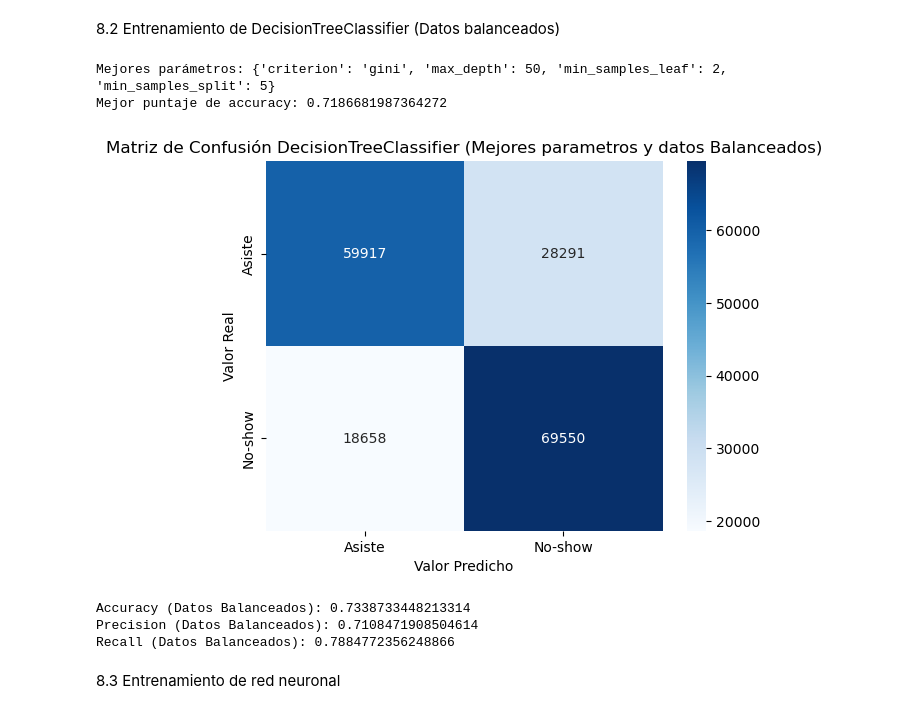
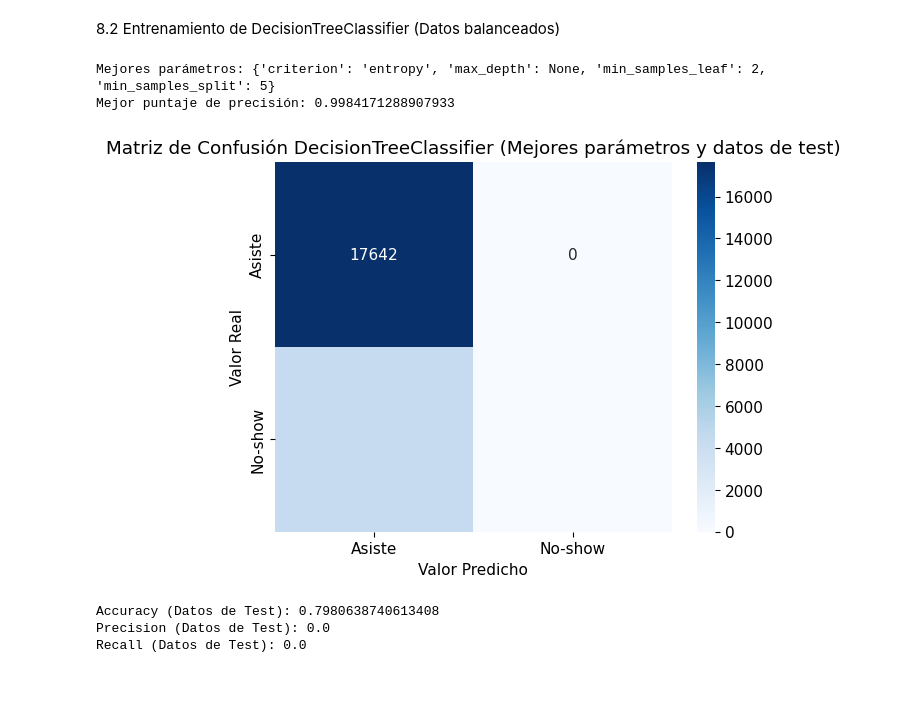
Before and after one commit to SValduezaL/TFM-Master-IA-INESDI, a Jupyter notebook: BBDD Kaagle/predicción_ inasistencia_v2.ipynb, the cells around one changed output. Drawn from its saved outputs; the diff is of its cells as text; code cells hidden in the pictures; blank space fills up the shorter version.

```diff
--- a/BBDD Kaagle/predicción_ inasistencia_v2.ipynb
+++ b/BBDD Kaagle/predicción_ inasistencia_v2.ipynb
@@ -224,9 +291,0 @@ y_test = test_df['No-show']
-# %%
-# Unir el DataFrame de test con los porcentajes de 'No-show' basados en 'PatientId', y las columnas 'Cumulative No-show Probability', 'Cumulative Appointments' y Cumulative No-shows
-X_test = X_test.merge(train_df[['PatientId', 'Cumulative No-show Probability', 'Cumulative Appointments', 'Cumulative No-shows']].drop_duplicates(), on='PatientId', how='left')
-
-# En el caso de los pacientes que no tienen citas previas, se asigna la probabilidad de inasistencia promedio
-X_test['Cumulative No-show Probability'].fillna(y_train.mean(), inplace=True)
-
-# Se observan los cambios
-X_test.head(10)
@@ -308,15 +473,15 @@ rus = RandomUnderSampler(sampling_strategy='auto', random_state=42)
 pipeline = Pipeline([('smote', smote), ('rus', rus)])
 
 # Se aplica el pipeline a los datos
-X_balanced, y_balanced = pipeline.fit_resample(X_train, y_train)
+X_balanced_scaled, y_balanced_scaled = pipeline.fit_resample(X_train_scaled, y_train)
 
 # Distribución del dataset posterior a la aplicación de SMOTE
-class_counts = y_balanced.value_counts()
+class_counts = y_balanced_scaled.value_counts()
 class_counts.plot(kind='bar', rot=0)
 plt.xlabel('No-show')
 plt.ylabel('Numero de pacientes')
-plt.title('Distribución de No-show en el dataset')
+plt.title('Distribución de No-show en el dataset de entrenamiento')
 for i, count in enumerate(class_counts):
-    plt.text(i, count, f'{count} ({count / len(medical_appointments) * 100:.2f}%)', ha='center', va='bottom')
+    plt.text(i, count, f'{count} ({count / len(X_balanced_scaled) * 100:.2f}%)', ha='center', va='bottom')
 plt.show()
 # %% [output]
@@ -379,51 +563,53 @@ Fitting 5 folds for each of 50 candidates, totalling 250 fits
 param_grid = {
     'max_depth': [None, 10, 20, 30, 40, 50],  # Profundidad máxima del árbol
     'min_samples_split': [2, 5, 10],  # Número mínimo de muestras requeridas para dividir un nodo
     'min_samples_leaf': [1, 2, 4],  # Número mínimo de muestras requeridas en cada nodo hoja
     'criterion': ['gini', 'entropy']  # Función para medir la calidad de una división
 }
 
 # Crear una instancia de GridSearchCV, optimizada para la precisión
 grid_search = GridSearchCV(DecisionTreeClassifier(), param_grid, cv=5, scoring='precision', n_jobs=-1)
 
 # Ajustar GridSearchCV a los datos
 grid_search.fit(X_balanced, y_balanced)
 
 # Imprimir los mejores parámetros y el mejor puntaje
 print("Mejores parámetros:", grid_search.best_params_)
 print("Mejor puntaje de precisión:", grid_search.best_score_)
 
-# Usar el mejor modelo para realizar predicciones
+# Usar el mejor modelo encontrado para realizar predicciones sobre el conjunto de datos de test
 best_tree = grid_search.best_estimator_
+
+# Predicciones con el mejor modelo sobre los datos de entrenamiento balanceados
 y_pred_balanced = cross_val_predict(best_tree, X_balanced, y_balanced, cv=5)
 
-# Crear y visualizar la matriz de confusión
-confusion_mat_balanced = confusion_matrix(y_balanced, y_pred_balanced)
-labels = ['Asiste', 'No-show']
-sns.heatmap(confusion_mat_balanced, annot=True, fmt='d', cmap='Blues', xticklabels=labels, yticklabels=labels)
-plt.title('Matriz de Confusión DecisionTreeClassifier (Mejores parámetros y datos balanceados)')
+# Predicciones con el mejor modelo sobre los datos de test
+y_pred_test = best_tree.predict(X_test_scaled)
+
+# Crear y visualizar la matriz de confusión para los datos de test
+confusion_mat_test = confusion_matrix(y_test, y_pred_test)
+sns.heatmap(confusion_mat_test, annot=True, fmt='d', cmap='Blues', xticklabels=labels, yticklabels=labels)
+plt.title('Matriz de Confusión DecisionTreeClassifier (Mejores parámetros y datos de test)')
 plt.xlabel('Valor Predicho')
 plt.ylabel('Valor Real')
 plt.show()
 
-# Calcular y mostrar las métricas de evaluación
-accuracy_balanced = accuracy_score(y_balanced, y_pred_balanced)
-precision_balanced = precision_score(y_balanced, y_pred_balanced, pos_label=1)
-recall_balanced = recall_score(y_balanced, y_pred_balanced, pos_label=1)
+# Calcular y mostrar las métricas de evaluación para los datos de test
+accuracy_test = accuracy_score(y_test, y_pred_test)
+precision_test = precision_score(y_test, y_pred_test, pos_label=1)
+recall_test = recall_score(y_test, y_pred_test, pos_label=1)
 
-print("Accuracy (Datos Balanceados):", accuracy_balanced)
-print("Precision (Datos Balanceados):", precision_balanced)
-print("Recall (Datos Balanceados):", recall_balanced)
+print("Accuracy (Datos de Test):", accuracy_test)
+print("Precision (Datos de Test):", precision_test)
+print("Recall (Datos de Test):", recall_test)
 
 #Accuracy (Datos Balanceados): 0.7338733448213314
 #Precision (Datos Balanceados): 0.7108471908504614
 #Recall (Datos Balanceados): 0.7884772356248866
 # %% [output]
-Mejores parámetros: {'criterion': 'gini', 'max_depth': 50, 'min_samples_leaf': 2, 'min_samples_split': 5}
-Mejor puntaje de accuracy: 0.7186681987364272
+Mejores parámetros: {'criterion': 'entropy', 'max_depth': None, 'min_samples_leaf': 2, 'min_samples_split': 5}
+Mejor puntaje de precisión: 0.9984171288907933
-[figure, old version]
+[figure, new version]
-Accuracy (Datos Balanceados): 0.7338733448213314
-Precision (Datos Balanceados): 0.7108471908504614
-Recall (Datos Balanceados): 0.7884772356248866
+Accuracy (Datos de Test): 0.7980638740613408
+Precision (Datos de Test): 0.0
+Recall (Datos de Test): 0.0
-# %% [markdown]
-8.3 Entrenamiento de red neuronal
```
Also changed, not shown: parts of 22 cells of this notebook.
